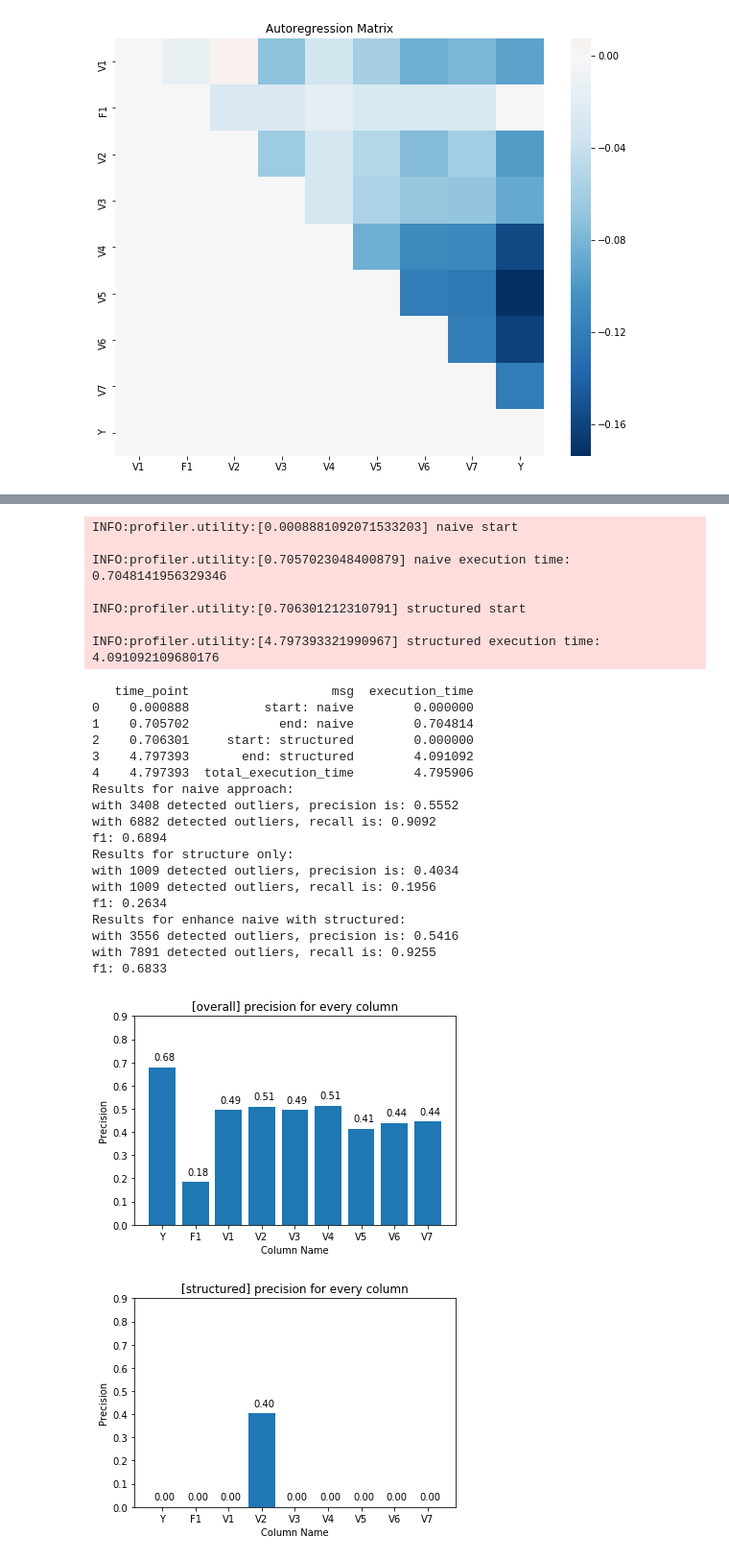
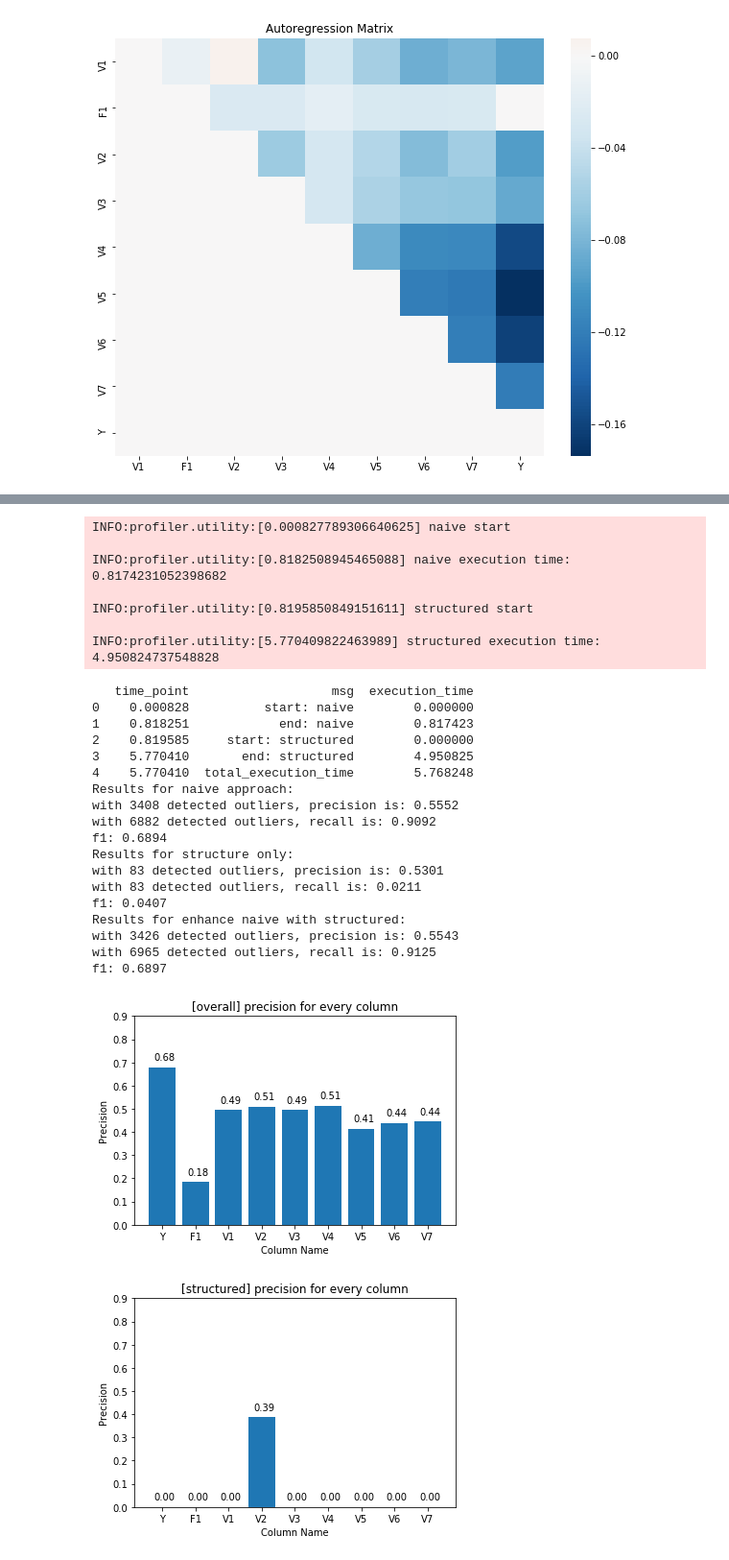
Before and after one commit to sis-ethz/Profiler-Public, a Jupyter notebook: tutorials/Experiment_OD_size-of-neighborhood.ipynb, the cells around one changed output, grey strips where cells are left out. Shown at 96% size. Drawn from its saved outputs; the diff is of its cells as text; code cells hidden in the pictures.

```diff
--- a/tutorials/Experiment_OD_size-of-neighborhood.ipynb
+++ b/tutorials/Experiment_OD_size-of-neighborhood.ipynb
@@ -145,34 +145,34 @@ pf.session.timer.get_stat()
 from profiler.app.od import *
 # %%
 detector = ScikitDetector(pf.session.ds.df, attr=pf.session.ds.dtypes, method="ocsvm", gt_idx=gt_idx,
-                           nu=0.1, gamma='auto', tol=0.01, t=0)
+                           nu=0.1, gamma='auto', tol=0.01, t=0.05, knn=True, neighbor_size=200)
 detector.run_all(parent_sets)
 detector.evaluate()
 # %% [output]
-INFO:profiler.utility:[0.0008881092071533203] naive start
+INFO:profiler.utility:[0.000827789306640625] naive start
 
-INFO:profiler.utility:[0.7057023048400879] naive execution time: 0.7048141956329346
+INFO:profiler.utility:[0.8182508945465088] naive execution time: 0.8174231052398682
 
-INFO:profiler.utility:[0.706301212310791] structured start
+INFO:profiler.utility:[0.8195850849151611] structured start
 
-INFO:profiler.utility:[4.797393321990967] structured execution time: 4.091092109680176
+INFO:profiler.utility:[5.770409822463989] structured execution time: 4.950824737548828
    time_point                   msg  execution_time
-0    0.000888          start: naive        0.000000
-1    0.705702            end: naive        0.704814
-2    0.706301     start: structured        0.000000
-3    4.797393       end: structured        4.091092
-4    4.797393  total_execution_time        4.795906
+0    0.000828          start: naive        0.000000
+1    0.818251            end: naive        0.817423
+2    0.819585     start: structured        0.000000
+3    5.770410       end: structured        4.950825
+4    5.770410  total_execution_time        5.768248
 Results for naive approach:
 with 3408 detected outliers, precision is: 0.5552
 with 6882 detected outliers, recall is: 0.9092
 f1: 0.6894
 Results for structure only:
-with 1009 detected outliers, precision is: 0.4034
-with 1009 detected outliers, recall is: 0.1956
-f1: 0.2634
+with 83 detected outliers, precision is: 0.5301
+with 83 detected outliers, recall is: 0.0211
+f1: 0.0407
 Results for enhance naive with structured:
-with 3556 detected outliers, precision is: 0.5416
-with 7891 detected outliers, recall is: 0.9255
-f1: 0.6833
+with 3426 detected outliers, precision is: 0.5543
+with 6965 detected outliers, recall is: 0.9125
+f1: 0.6897
 [figure]
-[figure, old version]
+[figure, new version]
```
Also changed, not shown: parts of 8 cells of this notebook, 2 other files.
